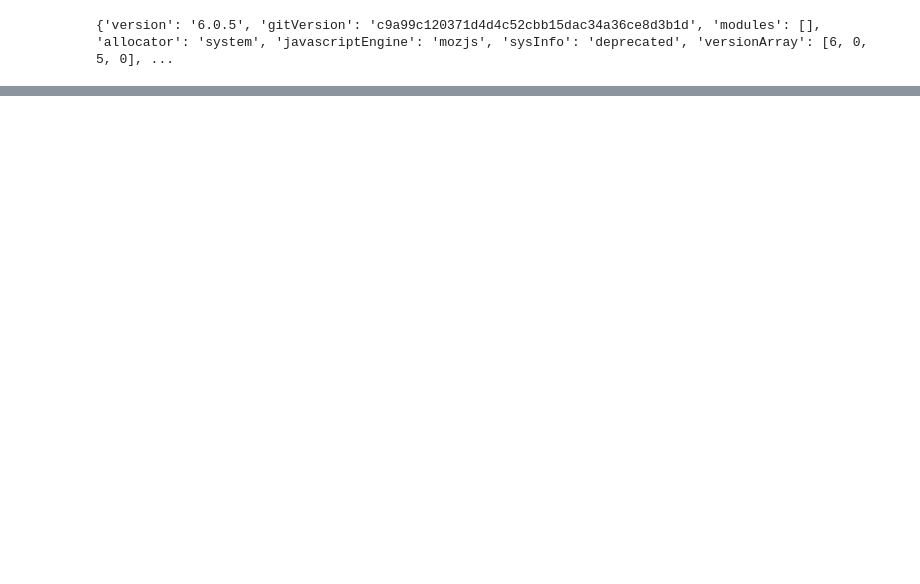
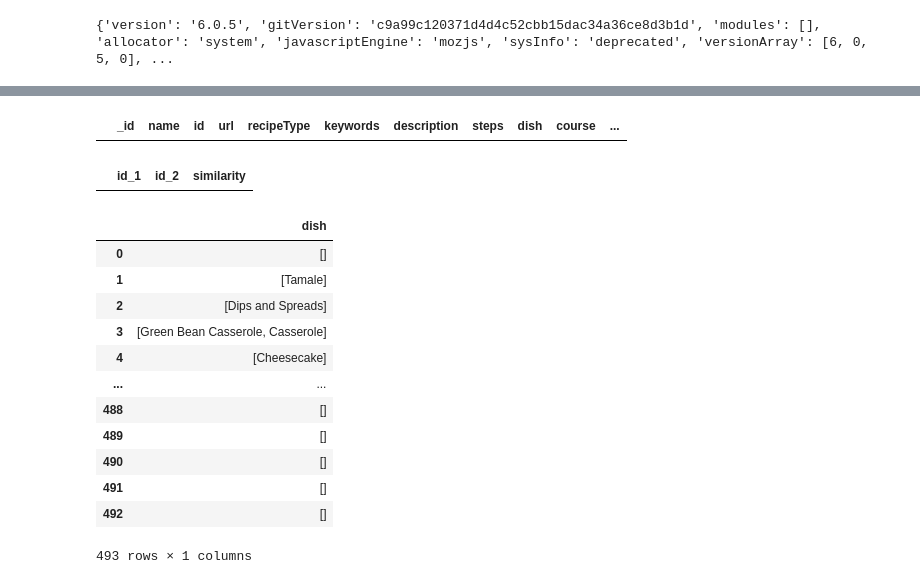
Before and after one commit to julianwsavini/Recipe_Recommendation_Project, a Jupyter notebook: connection_test.ipynb, the cells around one changed output, grey strips where cells are left out. Drawn from its saved outputs; the diff is of its cells as text; code cells hidden in the pictures; blank space fills up the shorter version.

```diff
--- a/connection_test.ipynb
+++ b/connection_test.ipynb
@@ -74,8 +68,9 @@ def run_pca(collection):
 if __name__ == '__main__':
     dbname = get_database()
     collection = dbname['recipes']
+    collection.delete_many({})
 
-    with open('data/recipe_data.json') as data_file:
+    with open('recipe_data.json') as data_file:
         data = json.load(data_file)
 
     collection.insert_many([item for item in data])
@@ -84,7 +79,7 @@ if __name__ == '__main__':
 
     uri = 'bolt://localhost:7687'
     user = 'neo4j'
-    password = 'epd9htf5kvd_hwt.PZR'
+    password = 'neo4ANJALI'
     driver = GraphDatabase.driver(uri, auth=(user, password))
 
     # query data from Mongodb
@@ -92,6 +87,8 @@ if __name__ == '__main__':
 
     with driver.session() as session:
         tx = session.begin_transaction()
+        query = 'MATCH (n) DETACH DELETE n'
+        tx.run(query)
         for record in data1:
             ingredients = []
             for ingredient in record['ingredients']:
@@ -101,12 +98,13 @@ if __name__ == '__main__':
                       'field6': record['steps'], 'field7': record['dish'], 'field8': record['course'],
                       'field9': record['technique'], 'field10': record['cuisine'],
                       'field11': record['avgRating'], 'field12': record['numReviews'],
-                      'field13': list(filter(None, ingredients))}
+                      'field13': list(filter(None,ingredients)), 'field14': record['id']}
 
             query = 'CREATE (recipe:recipes {name: $field1, url: $field2, recipeType: $field3, keywords: \
             $field4, description: $field5, steps: $field6, dish: $field7, course: $field8, \
             technique: $field9, cuisine: $field10, avgRating: $field11, numReviews: $field12, \
-            ingredients: $field13})'
+            ingredients: $field13, recipeId: $field14})'
+
 
             tx.run(query, **fields)
         tx.commit()
@@ -148,0 +147,8 @@ edges
+# %%
+df[df['_id'] == 'd612b0ec-a51e-42cd-be72-ee81918fe457']
+# %% [output]
+|  | _id | name | id | url | recipeType | keywords | description | steps | dish | course | ... |
+# %%
+edges.loc[edges.id_1 == '64388ae1c2ca552ddb657336']
+# %% [output]
+|  | id_1 | id_2 | similarity |
@@ -148,0 +172,20 @@ edges
+# %%
+dish = df['dish']
+# %%
+dish = pd.DataFrame(dish)
+# %%
+dish
+# %% [output]
+|  | dish |
+| 0 | [] |
+| 1 | [Tamale] |
+| 2 | [Dips and Spreads] |
+| 3 | [Green Bean Casserole, Casserole] |
+| 4 | [Cheesecake] |
+| ... | ... |
+| 488 | [] |
+| 489 | [] |
+| 490 | [] |
+| 491 | [] |
+| 492 | [] |
+493 rows × 1 columns
```
Also changed, not shown: parts of 12 cells of this notebook.
